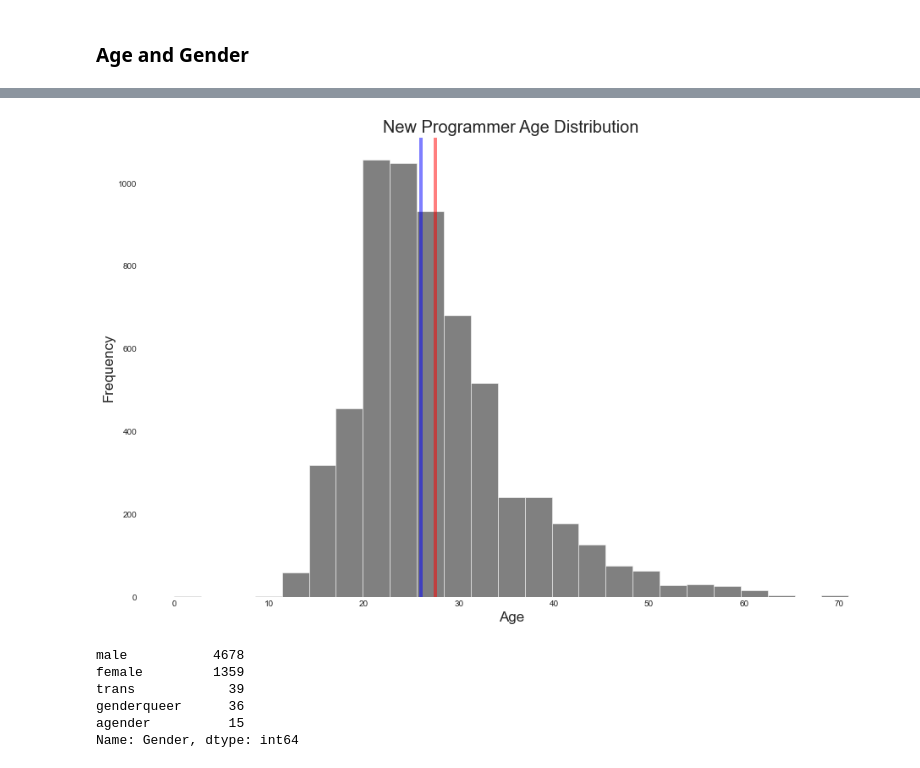
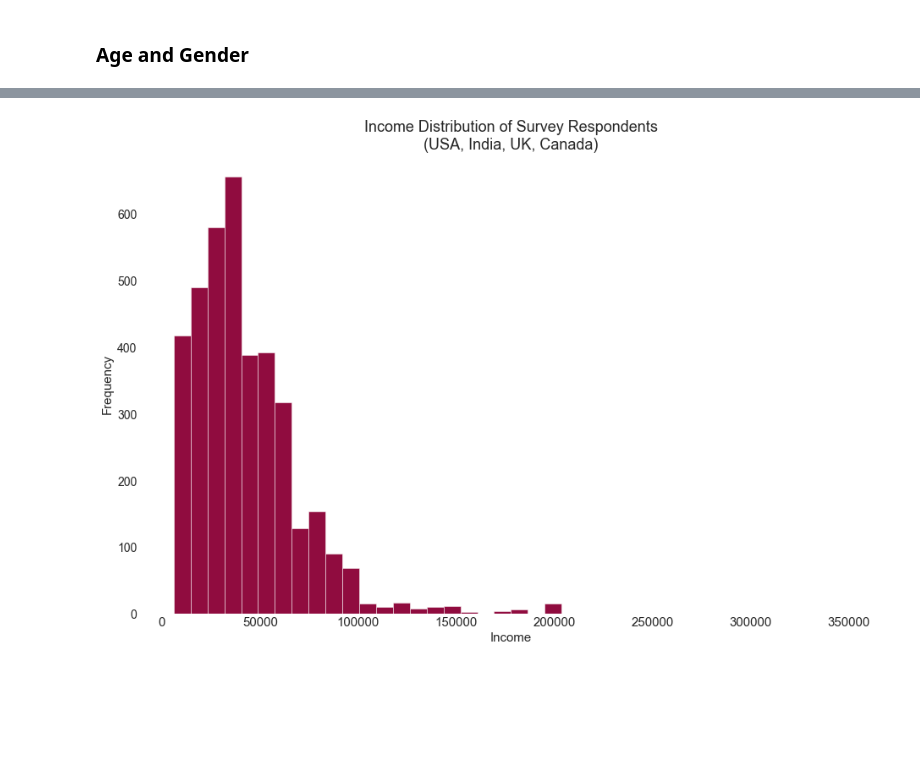
Before and after one commit to paul-trood/Portfolio-Best_Markets_for_Advertising, a Jupyter notebook: coding_survey.ipynb, the cells around one changed output, grey strips where cells are left out. Drawn from its saved outputs; the diff is of its cells as text; code cells hidden in the pictures; blank space fills up the shorter version.

```diff
--- a/coding_survey.ipynb
+++ b/coding_survey.ipynb
@@ -212,0 +257,2 @@ plt.show()
+# %%
+survey_2016 = csv2016[column_lists]
@@ -213,3 +261,5 @@ plt.show()
+# %%
+combined_survey = pd.concat([csv, survey_2016])
 # %% [markdown]
 Most of the courses offered on our e-learning platform are for web and mobile development. We need to identify if the sample from the dataset is representative of the population of new coders.
 # %%
@@ -253,10 +304,10 @@ When we selected only the `JobRoleInterest` column from earlier we saw that many
 We can split each occurance of a job category for rows containing multiple categories. To do this we'll have to use `pandas.Series.str.split`. This approach will help us count every individual job category.
 # %%
 # Creates separate copy from main dataframe
-survey = csv.copy()
+#survey = csv.copy()
 
 # New dataframe excluding any missing data from JobRoleInterest column
-survey = csv[csv["JobRoleInterest"].notnull()].copy()
+survey = combined_survey[combined_survey["JobRoleInterest"].notnull()].copy()
 
 # Splits each occurence of a job category
 survey["JobRoleInterest"] = survey["JobRoleInterest"].str.split("\s*,\s*")
@@ -647,2 +680,7 @@ memory usage: 1.5+ MB
+# %%
+# Isolate rows from assigned variable four_countries
+# Monthly spending is less than or equal to $4000 per month
+# Re-assign to df
+df = four_countries[four_countries["Monthly_spending"] <= 4000].reset_index(drop=True).copy()
 # %% [markdown]
 ### Age and Gender
@@ -649,21 +713,13 @@ memory usage: 1.5+ MB
 # %%
-fig, ax = plt.subplots(figsize = (14, 10))
-spending["Age"].plot.hist(bins = 25, color = "grey")
-plt.axvline(spending["Age"].mean(), color = "red", alpha = 0.5)
-plt.axvline(spending["Age"].median(), color = "blue", alpha = 0.5)
+# Income distribution
+fig, ax = plt.subplots(figsize = (14,10))
+df["Income"].plot.hist(bins = 40, color = "#900C3F")
 plt.gca().spines[["right", "left", "top", "bottom"]].set_visible(False)
-plt.xlabel("Age", size = 17)
-plt.ylabel("Frequency", size = 17)
-plt.title("New Programmer Age Distribution", size = 20)
+plt.title("Income Distribution of Survey Respondents\n(USA, India, UK, Canada)", size = 18)
+plt.ylabel("Frequency",size = 15)
+plt.yticks(size = 14)
+plt.xticks(size = 15)
+plt.xlabel("Income", size = 15)
 plt.show()
 # %% [output]
-[figure, old version]
+[figure, new version]
-# %%
-spending.Gender.value_counts()
-# %% [output]
-male           4678
-female         1359
-trans            39
-genderqueer      36
-agender          15
-Name: Gender, dtype: int64
```
Also changed, not shown: parts of 48 cells of this notebook.
